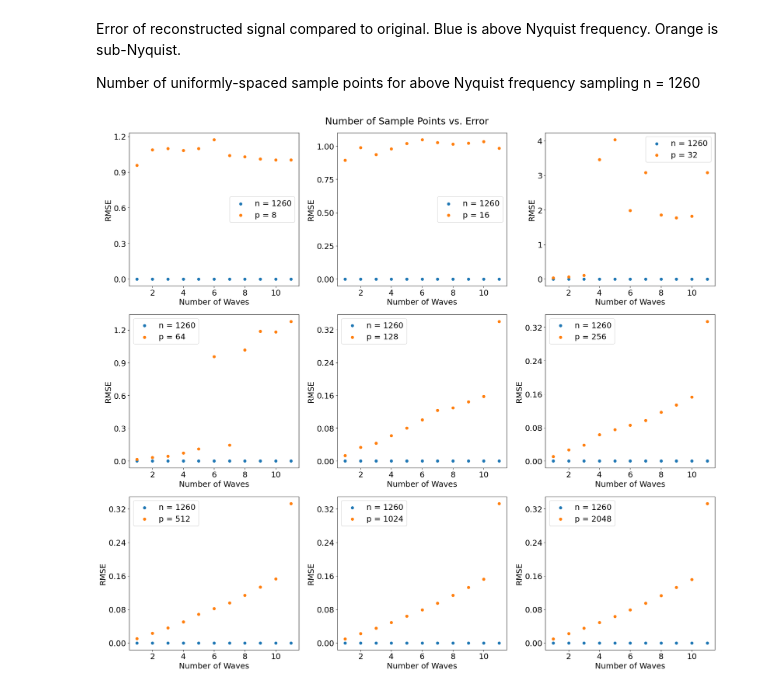
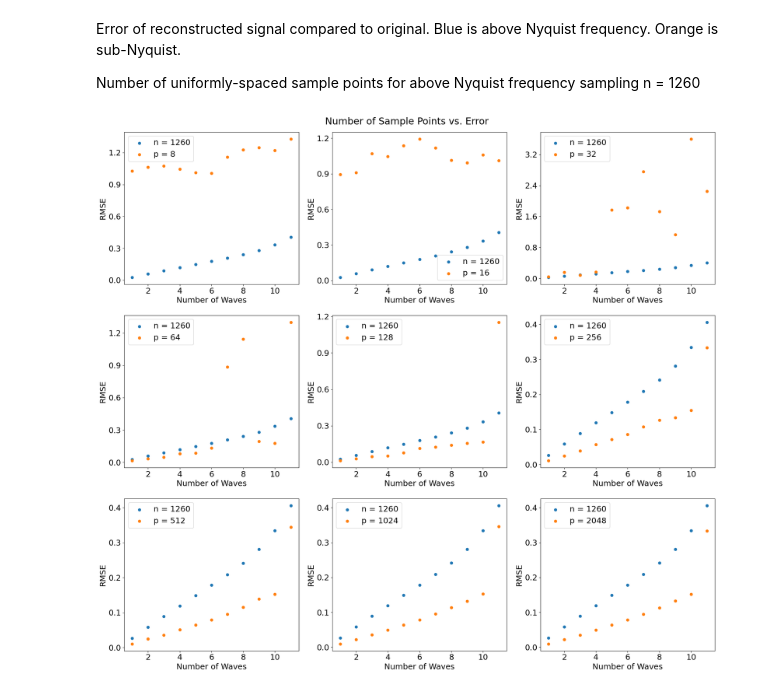
Before and after one commit to LorenzoJoquino/Physics215Project_CompSensGroup, a Jupyter notebook: notebooks/SineWavesCompression_test.ipynb, the cells around one changed output. Saved outputs shown, nothing was run; the diff lists cells and outputs as text; code cells hidden in the pictures.

```diff
--- a/notebooks/SineWavesCompression_test.ipynb
+++ b/notebooks/SineWavesCompression_test.ipynb
@@ -189,0 +228,6 @@ Plotting PSD of sub-Nyquist reconstruction:
+# %%
+for p_iter in sub_recon_per_p:
+    PSD_sub_per_f = []
+    for signal_iter in p_iter:
+        PSD_sub_per_f.append(rs.PSD(signal_iter))
+    PSD_sub.append(PSD_sub_per_f)
@@ -197,8 +245,8 @@ ylim = (-2,2)
 ylim_uni = (ylim[0]*3000, ylim[1]*3000)
 
 for i, pt in enumerate(frequencies):
-    axs[i].plot(abs(PSD_sub_per_p[3][i]), label = "Number of Waves: " + str(i+1))
-    axs[i].set_xlim(0,700)
+    axs[i].plot(abs(PSD_sub[3][i]), label = "Number of Waves: " + str(i+1))
+    axs[i].set_xlim(0,n/2)
     axs[i].legend(loc='center left', bbox_to_anchor=(1, 0.5))
     if i != len(axs) - 1:
         axs[i].set_xticklabels([])  # Hide x-tick labels
@@ -212,26 +260,48 @@ plt.show()
 Error of reconstructed signal compared to original. Blue is above Nyquist frequency. Orange is sub-Nyquist.
 
 Number of uniformly-spaced sample points for above Nyquist frequency sampling n = 1260
+# %%
+err_reg_signal = []
+err_sub_signal = []
+err_reg_PSD = []
+err_sub_PSD = []
+# %%
+for i, signal_iter in enumerate(reg_recon_per_f):
+    err_signal = error_fn.normalized_rmse(orig_signal_per_f[i], signal_iter)
+    err_PSD = error_fn.normalized_rmse(PSD_orig[i], PSD_reg[i])
+    err_reg_signal.append(err_signal)
+    err_reg_PSD.append(err_PSD)
+
+for i1, p_iter in enumerate(sub_recon_per_p):
+    err_sub_signal_per_f = []
+    err_sub_PSD_per_f = []
+    for i2, signal_iter in enumerate(p_iter):
+        err_signal = error_fn.normalized_rmse(orig_signal_per_f[i2], signal_iter)
+        err_PSD = error_fn.normalized_rmse(PSD_orig[i2], PSD_sub[i1][i2])
+        err_sub_signal_per_f.append(err_signal)
+        err_sub_PSD_per_f.append(err_PSD)
+    err_sub_signal.append(err_sub_signal_per_f)
+    err_sub_PSD.append(err_sub_PSD_per_f)
 # %%
 ig1,ax1 = plt.subplots(3,3)
 ax1 = ax1.reshape(-1)
 
-for i, error in enumerate(err_reg_per_p):
-    ax1[i].scatter(no_of_waves,np.array(err_reg_per_p[i]).astype(float), label = "n = 1260")
-    ax1[i].scatter(no_of_waves,np.array(err_sub_per_p[i]).astype(float), label = "p = " + str(p[i]))
+for i, err_sub_iter in enumerate(err_sub_signal):
+    ax1[i].scatter(no_of_waves,err_reg_signal, label = "n = 1260")
+    ax1[i].scatter(no_of_waves,err_sub_iter, label = "p = " + str(p[i]))
     ax1[i].legend()
     ax1[i].set_xlabel("Number of Waves")
     ax1[i].set_ylabel("RMSE")
 
 for ax in ax1:
     ax.tick_params(axis='y', labelrotation=0)
 
 for ax in ax1:
     ax.yaxis.set_major_locator(plt.MaxNLocator(nbins=5))
 
 ig1.suptitle("Number of Sample Points vs. Error")
 plt.tight_layout(rect=[0, -0.5, 1, 1.01])
 plt.show()
 # %% [output]
-[figure, old version]
+[figure, new version]
 # %%
```
Also changed, not shown: parts of 26 cells of this notebook.
